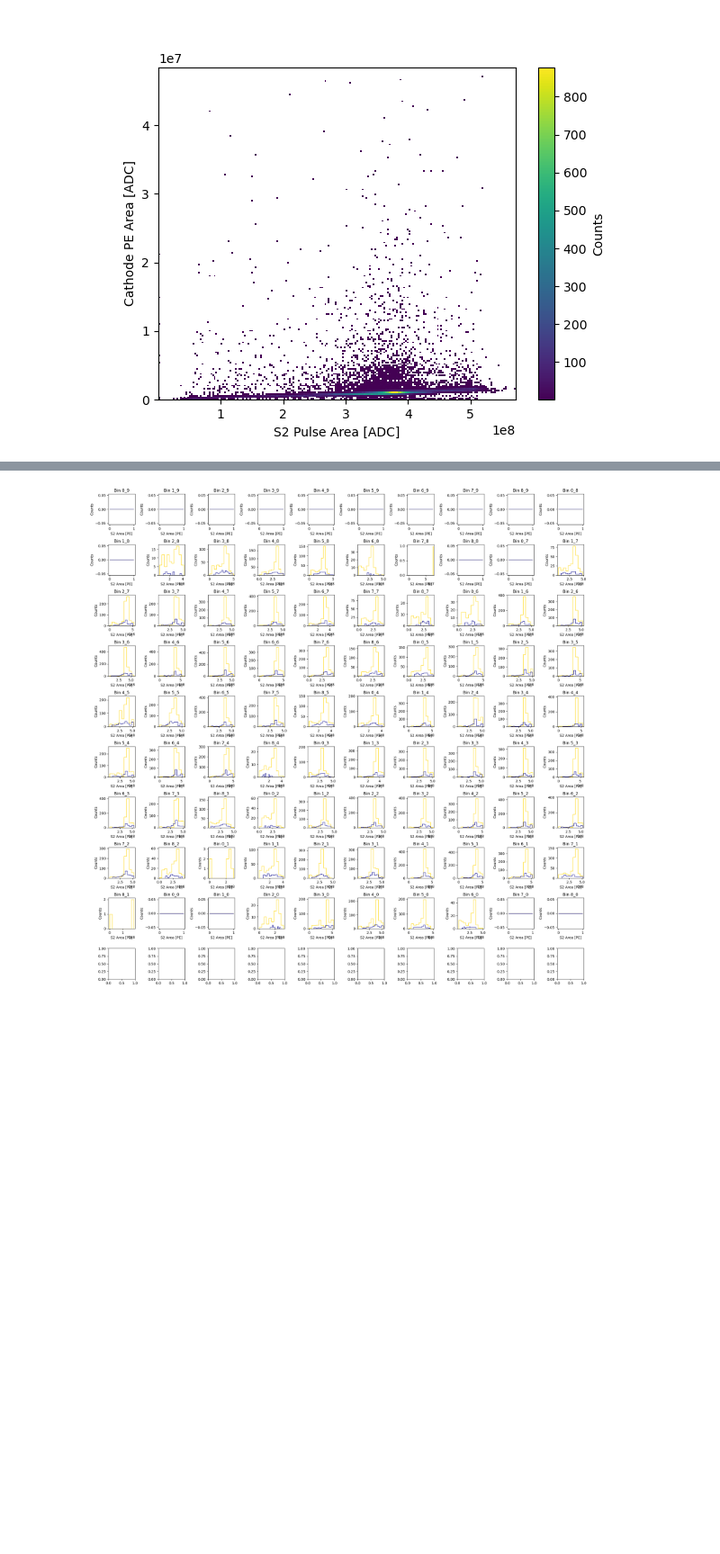
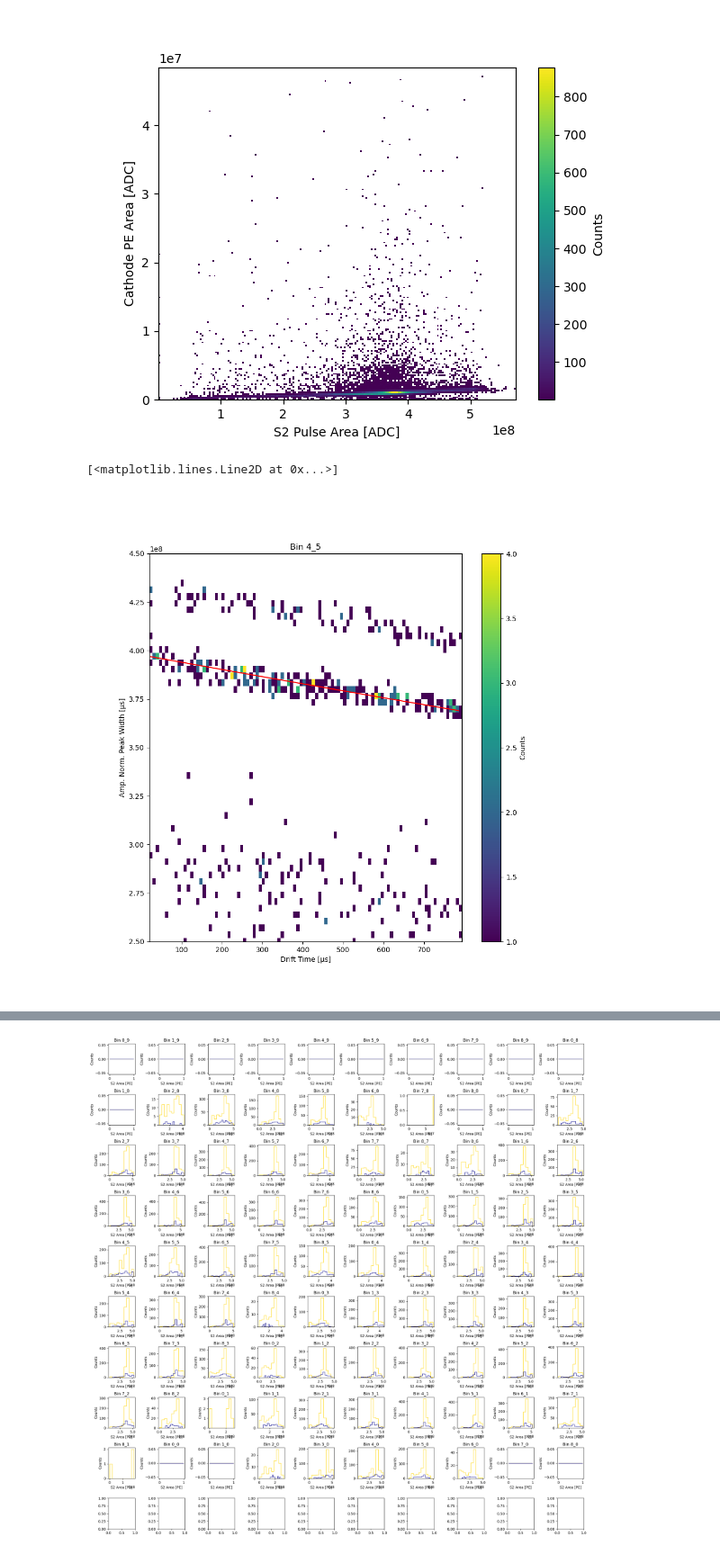
Before and after one commit to kvjmistry/DoubleBeta, a Jupyter notebook: Alphas/notebooks/AnalyzeFilteredWaveforms.ipynb, the cells around one changed output, grey strips where cells are left out. Shown at 90% size. Saved outputs shown, nothing was run; the diff lists cells and outputs as text; code cells hidden in the pictures; blank space fills up the shorter version.

Commit message:
Working lifetime calibration

```diff
--- a/Alphas/notebooks/AnalyzeFilteredWaveforms.ipynb
+++ b/Alphas/notebooks/AnalyzeFilteredWaveforms.ipynb
@@ -187,6 +187,82 @@ plt.ylabel("Cathode PE Area [ADC]")
 # %% [output]
 Text(0, 0.5, 'Cathode PE Area [ADC]')
 [figure]
+# %%
+# Define the exponential decay function
+def exp_decay(t, q, tau):
+    return q * np.exp(-t / tau)
+
+def FitLifetime(df, binid):
+
+    # Filter data based on the current bin_id
+    df_bin = df[df.bin_id == binid]
+
+    # Get the histogram with the most counts to find the main alpha peak
+    counts, bin_edges = np.histogram(df_bin.S2_area, bins=50)
+    max_bin_index = np.argmax(counts)  # Index of the bin with the most counts
+    max_bin_value = bin_edges[max_bin_index]  # Left edge of the bin with the most counts
+
+    lower_bound = max_bin_value-0.25e8 + 0.3e8
+    upper_bound = max_bin_value+0.25e8 + 0.3e8
+
+    df_bin = df_bin[ (df_bin.S2_area > -5e4*df_bin.deltaT+lower_bound) & (df_bin.S2_area < -5e4*df_bin.deltaT+upper_bound)  ]
+
+    if (len(df_bin) < 20):
+        return 0, 0
+
+    # Make 2D hist for binning
+    hist, x_edges, y_edges = np.histogram2d(df_bin['deltaT'], df_bin['S2_area'], bins=100)
+
+    # Perform the curve fit
+    params, covariance = curve_fit(exp_decay, df_bin.deltaT, df_bin.S2_area, p0=[max_bin_value, 80e3 ], bounds = ([1e8, 1e3], [4.5e8, 100e3]))
+
+
+    # Extract the fitted parameters
+    q_fit, tau_fit = params
+    # print(q_fit/1e8, tau_fit/1e3 )
+
+    return q_fit, tau_fit
+
+
+fig, ax = plt.subplots(1, 1, figsize=(10, 10))
+
+# Filter data based on the current bin_id
+df_bin = data_properties_active[data_properties_active.bin_id == "4_5"] # 4_5,
+
+
+# Create 2D histogram
+hist, x_edges, y_edges = np.histogram2d(df_bin['deltaT'], df_bin['S2_area'], bins=100)
+
+# Mask zero bins
+masked_hist = np.ma.masked_where(hist == 0, hist)  # Mask bins where the count is zero
+
+# Custom colormap
+cmap = plt.cm.viridis
+cmap.set_bad(color='white')  # Set masked values (zeros) to white
+
+# Plot with pcolormesh
+pcm = ax.pcolormesh(x_edges, y_edges, masked_hist.T, cmap=cmap)
+
+# Add color bar
+plt.colorbar(pcm, ax=ax, label='Counts')
+
+# Set labels
+ax.set_xlabel("Drift Time [μs]")
+ax.set_ylabel("Amp. Norm. Peak Width [μs]")
+ax.set_title(f"Bin 4_5")
+ax.set_ylim(2.5e8,4.5e8)
+
+# # Generate fitted curve
+t_fit = np.linspace(min(x_for_fit), max(x_for_fit), 100)
+
+q_fit, tau_fit = FitLifetime(data_properties_active, "4_5")
+hist_fit = exp_decay(t_fit, q_fit, tau_fit)
+
+# # Plotting the fitted exponential decay curve
+ax.plot(t_fit, hist_fit, 'r-', label=f'Fit: q={q_fit:.2f}, tau={tau_fit:.2f}')
+# %% [output]
+[<matplotlib.lines.Line2D at 0x...>]
+[figure, added]
 # %%
 # Make a plot of the time vs peak width
 
```
Also changed, not shown: parts of 3 cells of this notebook.
